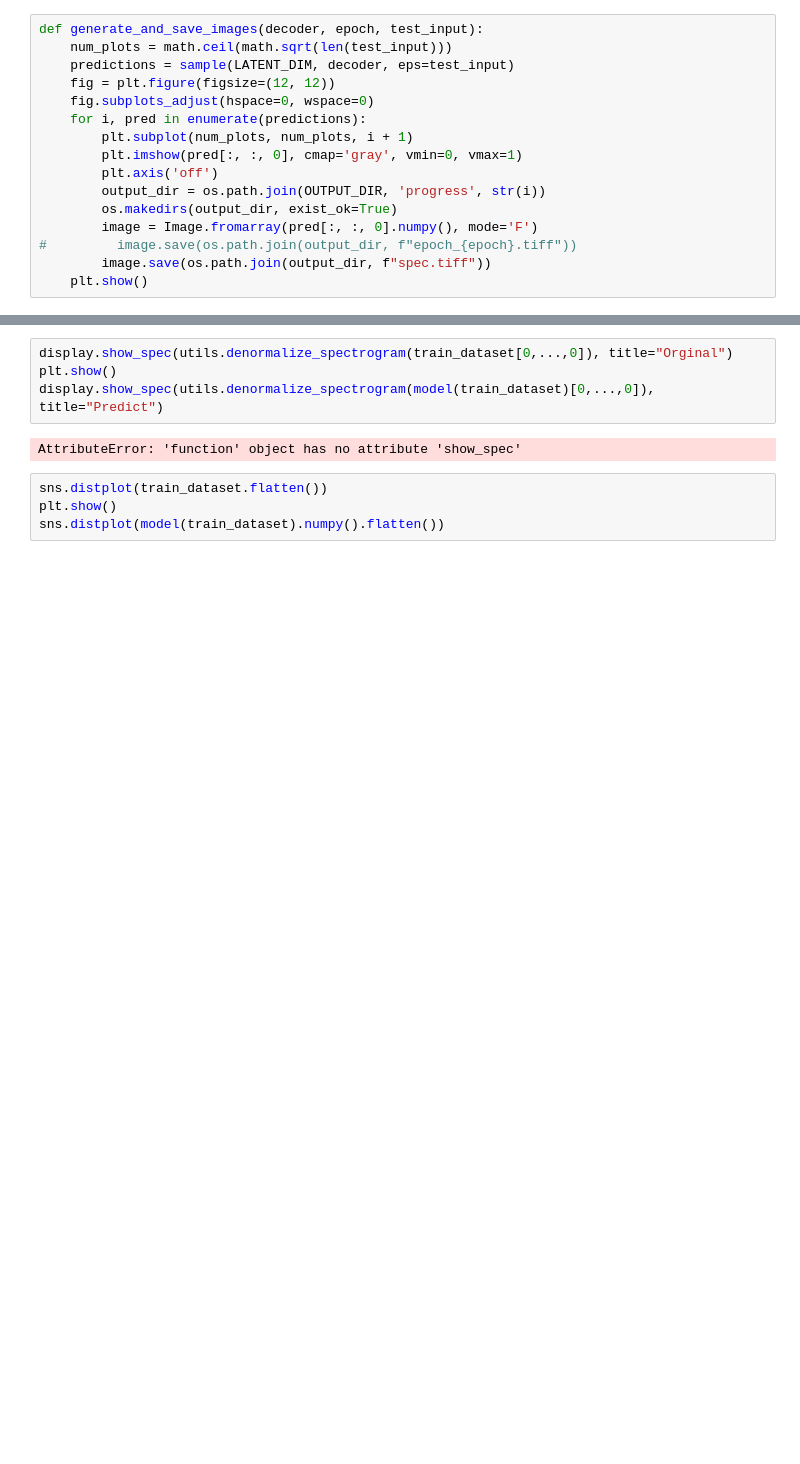
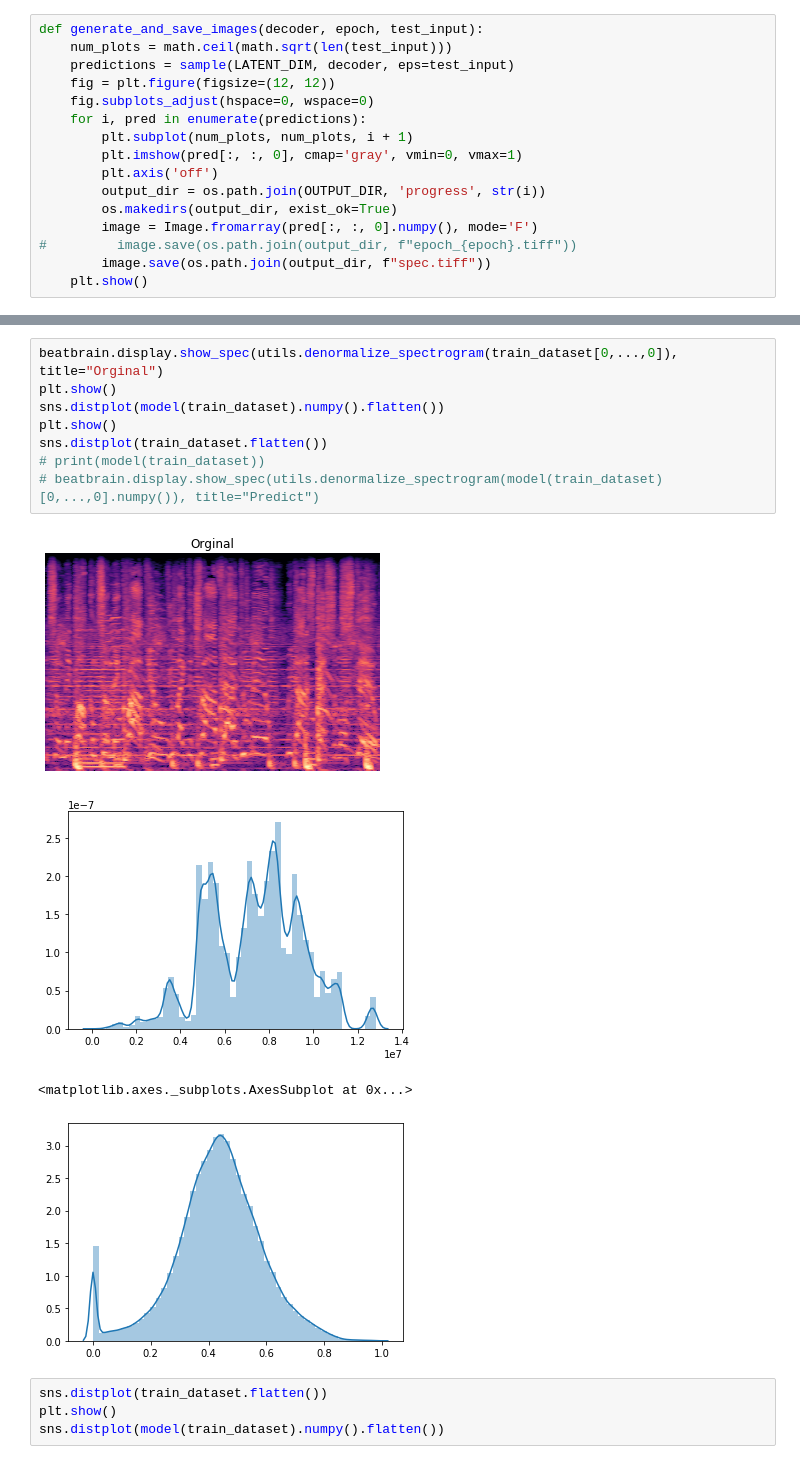
Before and after one commit to tasercake/Beatbrain, a Jupyter notebook: notebooks/generator.ipynb, the cells around one changed output, grey strips where cells are left out. Saved outputs shown, nothing was run; the diff lists cells and outputs as text; blank space fills up the shorter version.

```diff
--- a/notebooks/generator.ipynb
+++ b/notebooks/generator.ipynb
@@ -253,9 +270,16 @@ Epoch 398/500
 # %%
-display.show_spec(utils.denormalize_spectrogram(train_dataset[0,...,0]), title="Orginal")
+beatbrain.display.show_spec(utils.denormalize_spectrogram(train_dataset[0,...,0]), title="Orginal")
 plt.show()
-display.show_spec(utils.denormalize_spectrogram(model(train_dataset)[0,...,0]), title="Predict")
+sns.distplot(model(train_dataset).numpy().flatten())
+plt.show()
+sns.distplot(train_dataset.flatten())
+# print(model(train_dataset))
+# beatbrain.display.show_spec(utils.denormalize_spectrogram(model(train_dataset)[0,...,0].numpy()), title="Predict")
 # %% [output]
+[figure, added]
+[figure, added]
-AttributeError: 'function' object has no attribute 'show_spec'
+<matplotlib.axes._subplots.AxesSubplot at 0x...>
+[figure, added]
 # %%
 sns.distplot(train_dataset.flatten())
 plt.show()
```
Also changed, not shown: parts of 12 cells of this notebook, 2 other files.
